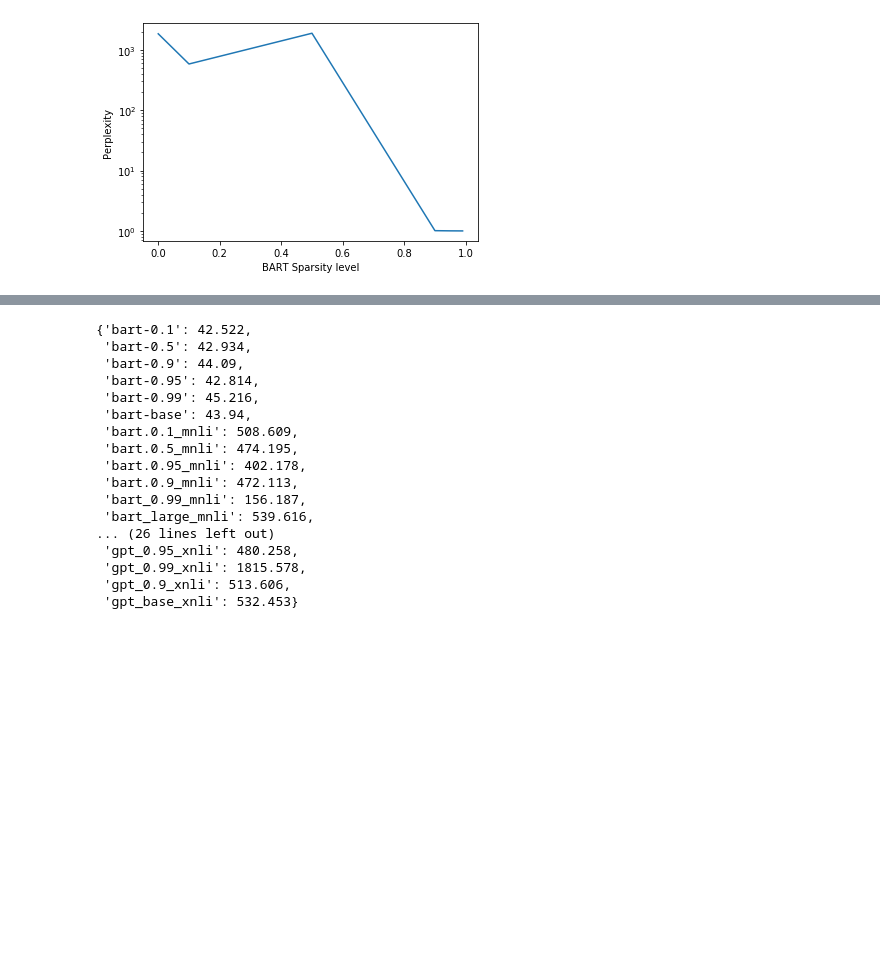
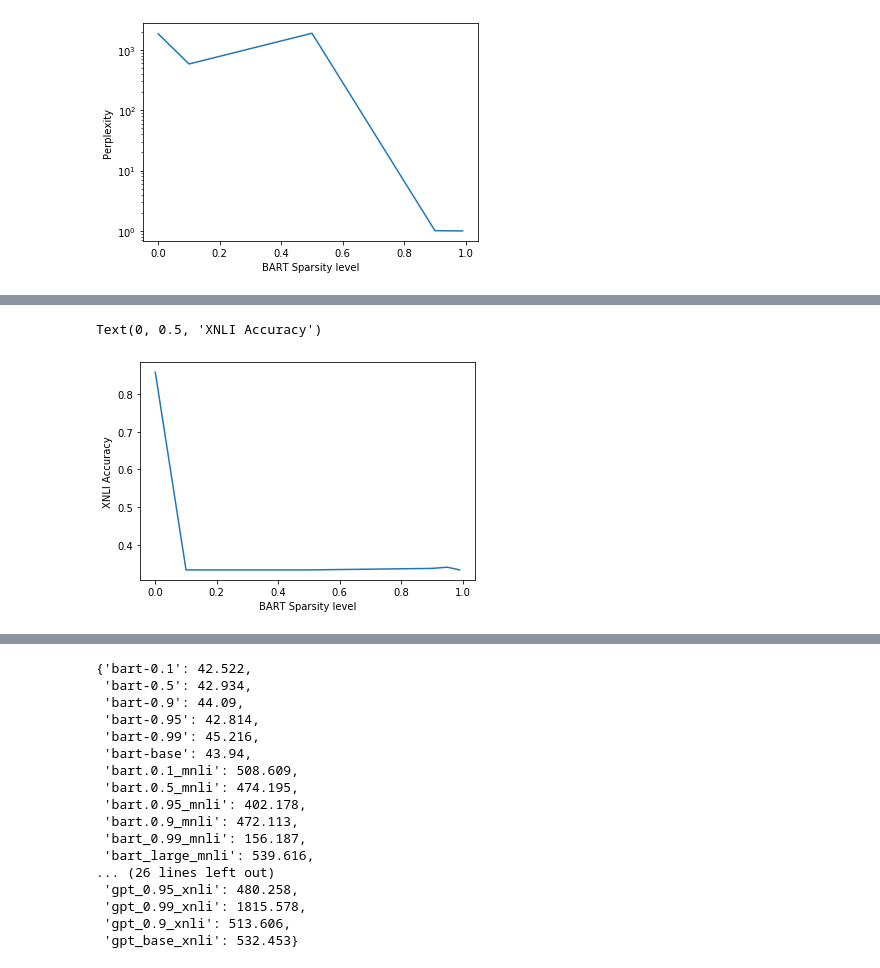
Before and after one commit to Oaklight/llm-sparsification-release, a Jupyter notebook: generate_plots.ipynb, the cells around one changed output, grey strips where cells are left out. Saved outputs shown, nothing was run; the diff lists cells and outputs as text; code cells hidden in the pictures; blank space fills up the shorter version.

```diff
--- a/generate_plots.ipynb
+++ b/generate_plots.ipynb
@@ -71,0 +102,8 @@ plt.yscale('log')
+# %%
+import matplotlib.pyplot as plt
+plt.plot(bart_xnli_keys, bart_xnli_vals)
+plt.xlabel("BART Sparsity level")
+plt.ylabel("XNLI Accuracy")
+# %% [output]
+Text(0, 0.5, 'XNLI Accuracy')
+[figure, added]
```
Also changed, not shown: parts of 6 cells of this notebook.
